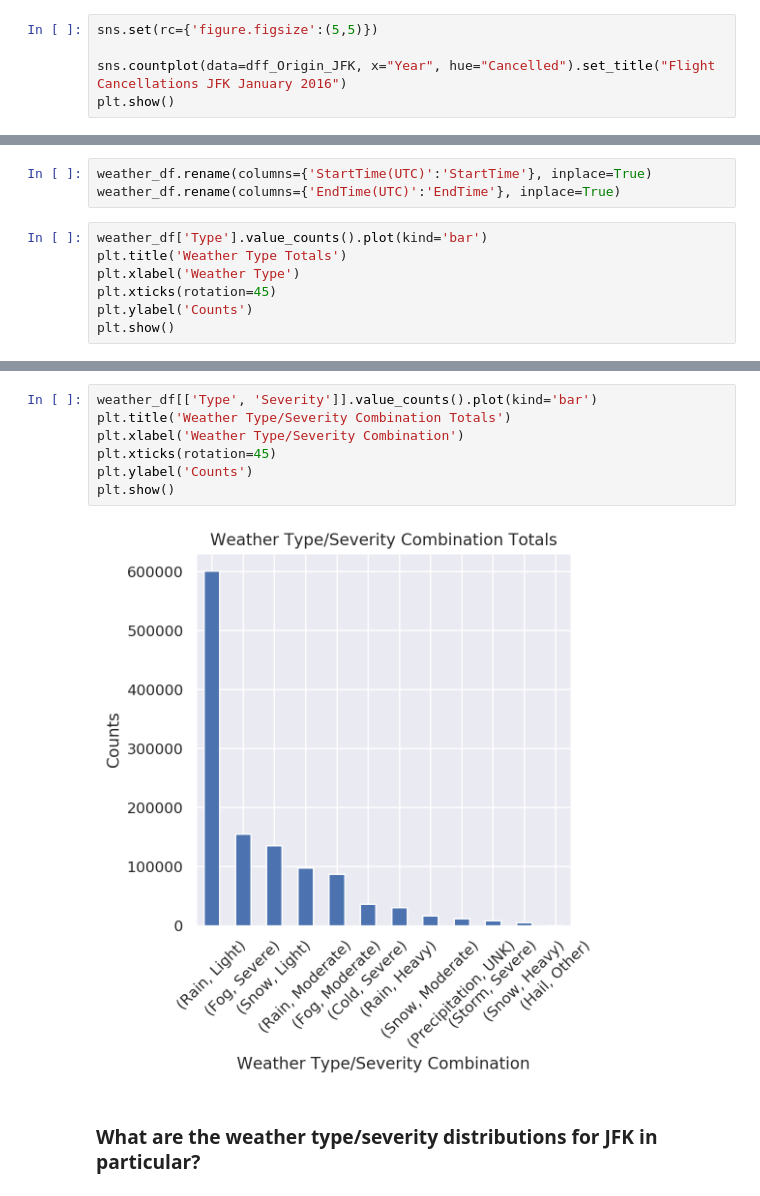
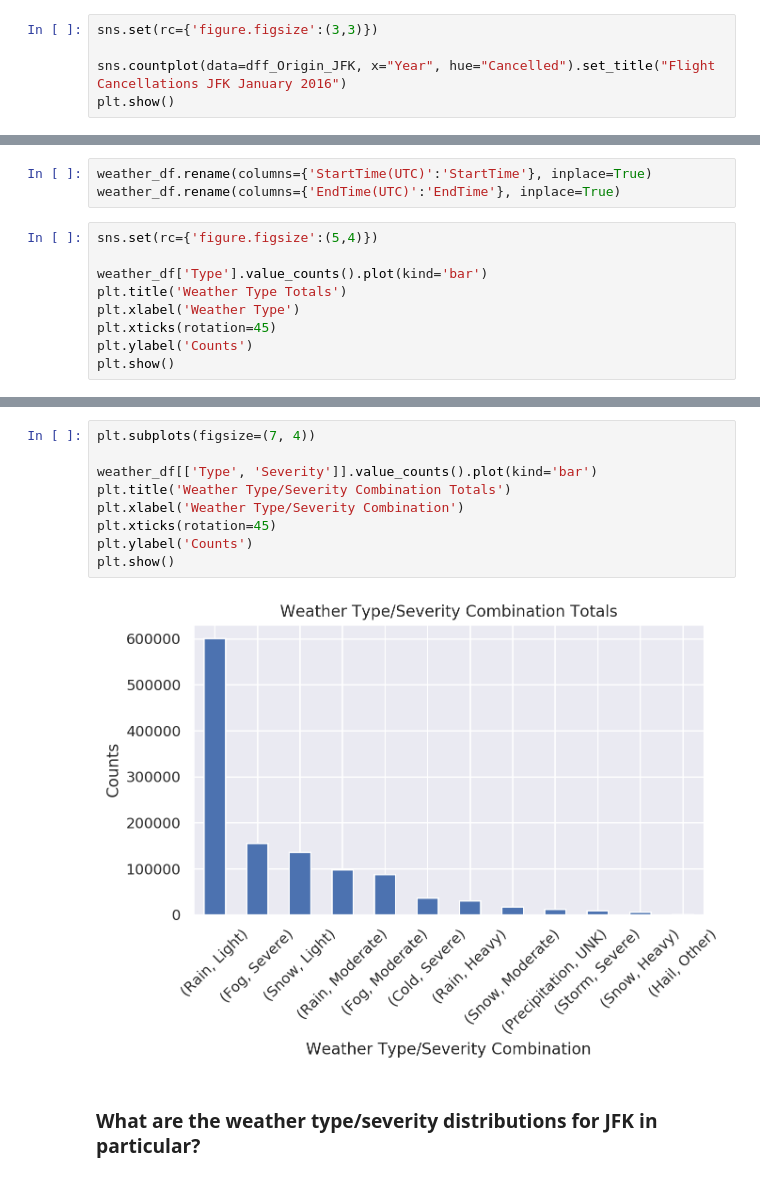
Before and after one commit to fausa/ADS508, a Jupyter notebook: Susy_EDA.ipynb, the cells around one changed output, grey strips where cells are left out. Drawn from its saved outputs; the diff is of its cells as text.

```diff
--- a/Susy_EDA.ipynb
+++ b/Susy_EDA.ipynb
@@ -560,7 +560,7 @@ xx/x[0]
 # %% [output]
 0.06004734022673477
 # %%
-sns.set(rc={'figure.figsize':(5,5)})
+sns.set(rc={'figure.figsize':(3,3)})
 
 sns.countplot(data=dff_Origin_JFK, x="Year", hue="Cancelled").set_title("Flight Cancellations JFK January 2016")
 plt.show()
@@ -584,6 +584,8 @@ weather_df.head()
 weather_df.rename(columns={'StartTime(UTC)':'StartTime'}, inplace=True)
 weather_df.rename(columns={'EndTime(UTC)':'EndTime'}, inplace=True)
 # %%
+sns.set(rc={'figure.figsize':(5,4)})
+
 weather_df['Type'].value_counts().plot(kind='bar')
 plt.title('Weather Type Totals')
 plt.xlabel('Weather Type')
@@ -595,12 +597,14 @@ plt.show()
 # %%
+plt.subplots(figsize=(7, 4))
+
 weather_df[['Type', 'Severity']].value_counts().plot(kind='bar')
 plt.title('Weather Type/Severity Combination Totals')
 plt.xlabel('Weather Type/Severity Combination')
 plt.xticks(rotation=45)
 plt.ylabel('Counts')
 plt.show()
 # %% [output]
-[figure, old version]
+[figure, new version]
 # %% [markdown]
 ### What are the weather type/severity distributions for JFK in particular?
 # %%
```
Also changed, not shown: parts of 4 cells of this notebook.
